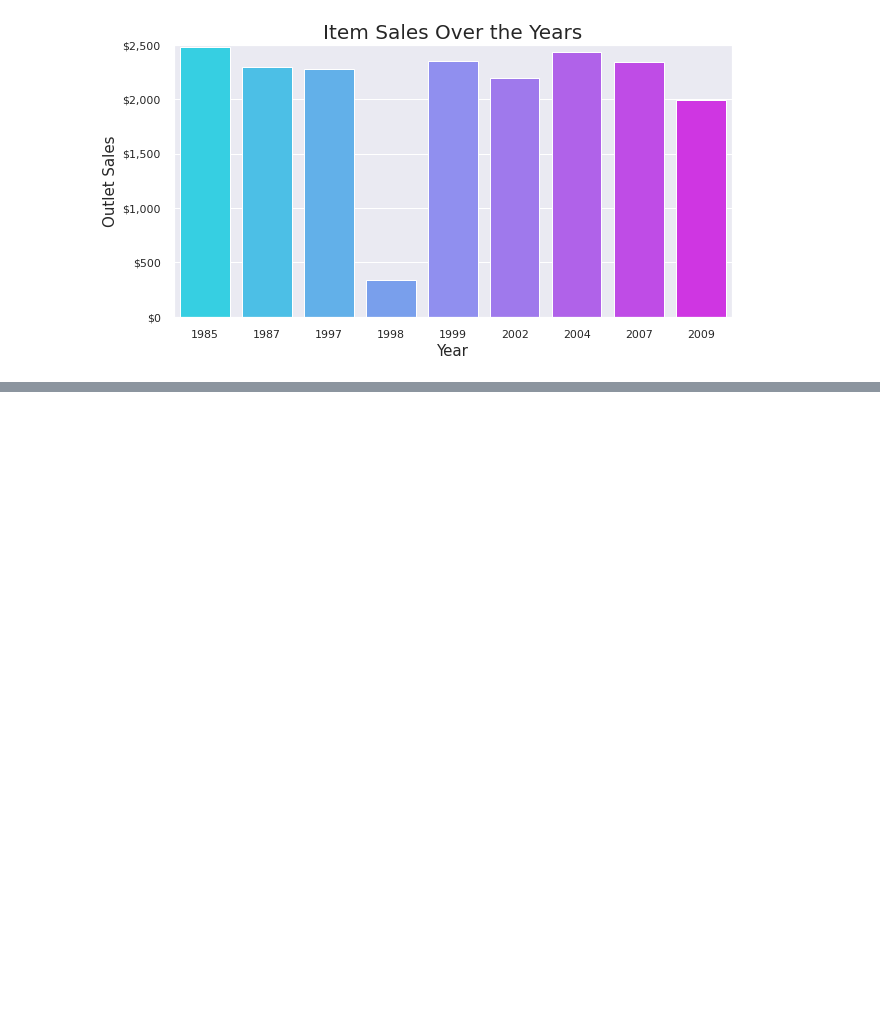
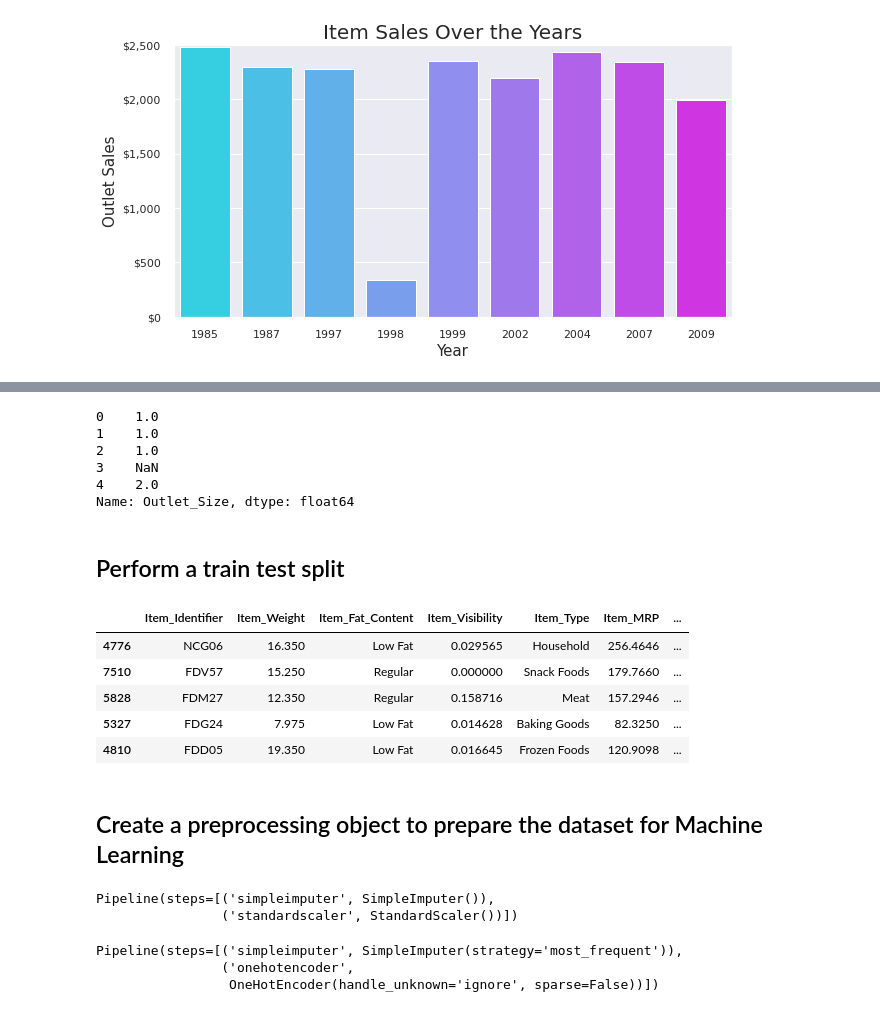
Before and after one commit to dvisionst/food_sales_predictions, a Jupyter notebook: Project_1_food_sales.ipynb, the cells around one changed output, grey strips where cells are left out. Cells and saved outputs as stored; diff of their text form; code cells hidden in the pictures; blank space fills up the shorter version.

```diff
--- a/Project_1_food_sales.ipynb
+++ b/Project_1_food_sales.ipynb
@@ -377,0 +396,5 @@ plt.rcParams['font.family'] = 'serif'
+# %%
+y = df['Item_Outlet_Sales']
+X = df.drop(columns='Item_Outlet_Sales')
+
+X.isna().sum()
@@ -377,0 +414,27 @@ plt.rcParams['font.family'] = 'serif'
+# %%
+# Handling ordinal data, specifically Outlet size
+replace_dict = {'High':2, 'Medium':1, 'Small': 0 }
+df['Outlet_Size'].replace(replace_dict, inplace =True)
+df['Outlet_Size'].head()
+# %% [output]
+0    1.0
+1    1.0
+2    1.0
+3    NaN
+4    2.0
+Name: Outlet_Size, dtype: float64
+# %% [markdown]
+## Perform a train test split
+# %%
+X_train, X_test, y_train, y_test = train_test_split(X, y, random_state=42)
+
+X_train.head()
+# %% [output]
+|  | Item_Identifier | Item_Weight | Item_Fat_Content | Item_Visibility | Item_Type | Item_MRP | ... |
+| 4776 | NCG06 | 16.350 | Low Fat | 0.029565 | Household | 256.4646 | ... |
+| 7510 | FDV57 | 15.250 | Regular | 0.000000 | Snack Foods | 179.7660 | ... |
+| 5828 | FDM27 | 12.350 | Regular | 0.158716 | Meat | 157.2946 | ... |
+| 5327 | FDG24 | 7.975 | Low Fat | 0.014628 | Baking Goods | 82.3250 | ... |
+| 4810 | FDD05 | 19.350 | Low Fat | 0.016645 | Frozen Foods | 120.9098 | ... |
+# %% [markdown]
+## Create a preprocessing object to prepare the dataset for Machine Learning
@@ -377,0 +457,17 @@ plt.rcParams['font.family'] = 'serif'
+# %%
+# Instantiating a numeric pipeline
+
+numeric_pipe = make_pipeline(mean_imputer, scaler)
+numeric_pipe
+# %% [output]
+Pipeline(steps=[('simpleimputer', SimpleImputer()),
+                ('standardscaler', StandardScaler())])
+# %%
+# Instantiatin a categorical pipeline
+
+categorical_pipe = make_pipeline(freq_imputer, ohe)
+categorical_pipe
+# %% [output]
+Pipeline(steps=[('simpleimputer', SimpleImputer(strategy='most_frequent')),
+                ('onehotencoder',
+                 OneHotEncoder(handle_unknown='ignore', sparse=False))])
```
Also changed, not shown: parts of 12 cells of this notebook.
